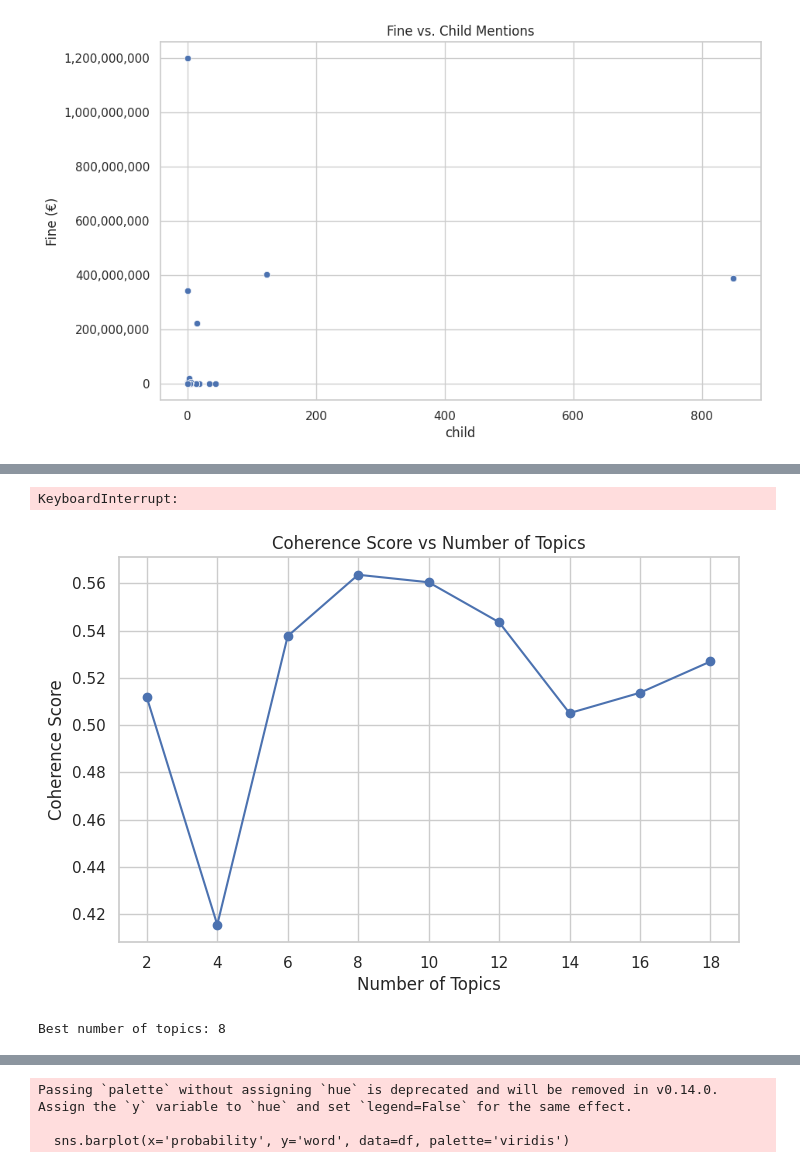
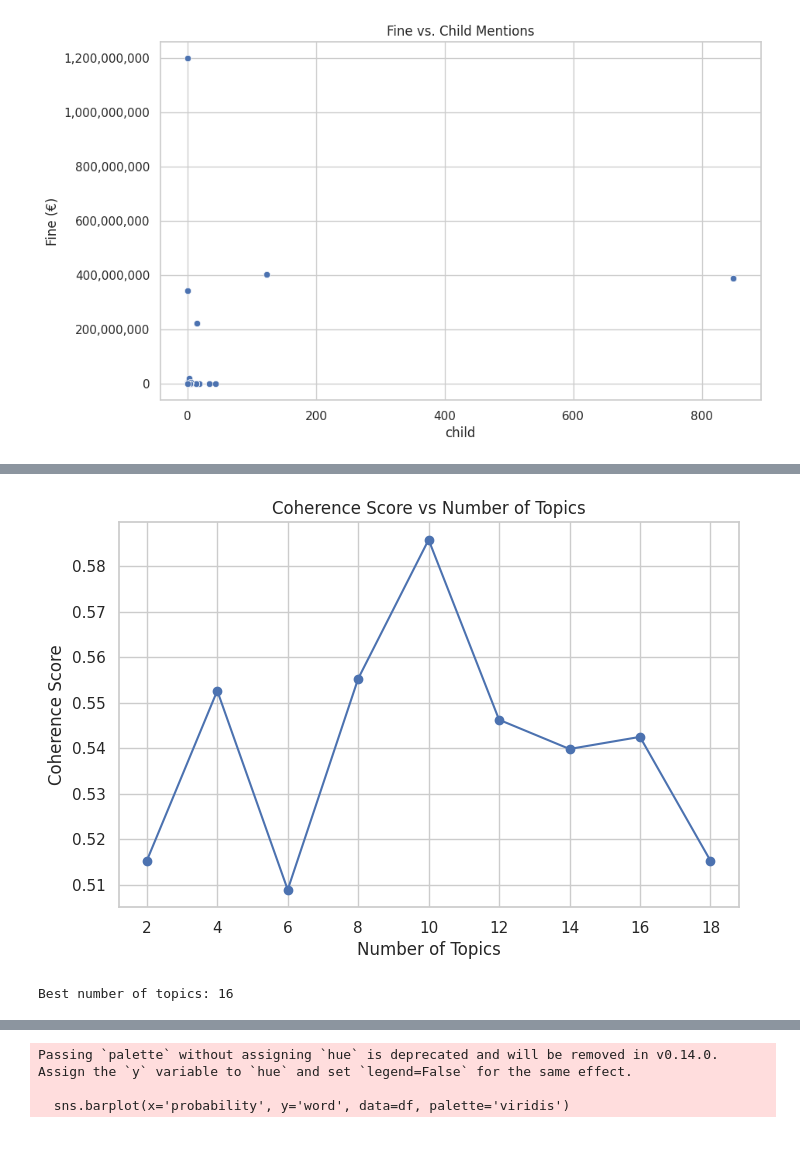
Before and after one commit to AnhQnY/IBS-Capstone-Project, a Jupyter notebook: Topic_modelling.ipynb, the cells around one changed output, grey strips where cells are left out. Cells and saved outputs as stored; diff of their text form; code cells hidden in the pictures.

```diff
--- a/Topic_modelling.ipynb
+++ b/Topic_modelling.ipynb
@@ -477,7 +497,7 @@ def clean_text(text):
     doc = nlp(text.lower())
     tokens = [
         token.lemma_ for token in doc
-        if token.is_alpha and not token.is_stop and len(token) > 3
+        if token.is_alpha and not token.is_stop and len(token) > 2
     ]
     return tokens
 # %%
@@ -628,7 +648,7 @@ def plot_coherence_vs_topics(texts, start=2, limit=20, step=2):
 
     for num_topics in topic_range:
         model = models.LdaModel(corpus, num_topics=num_topics, id2word=dictionary,
-                                passes=20, alpha='symmetric', eta='auto', random_state=42)
+                                passes=20, alpha='asymmetric', eta='auto', random_state=42)
         coherence = CoherenceModel(model=model, texts=tokenized_docs, dictionary=dictionary, coherence='c_v').get_coherence()
         coherences.append(coherence)
 
@@ -726,30 +746,3 @@ for filename, text in texts.items():
-# %%
-def get_entities_to_remove(text):
-    doc = nlp(text)
-    return [ent.text for ent in doc.ents if ent.label_ in ['ORG', 'GPE']]
-
-def remove_entities(text, entities):
-    # Soft spacing around entities to avoid word merging
-    for ent in entities:
-        text = text.replace(ent, ' ' + ent + ' ')
-    # Clean removal with regex
-    for ent in entities:
-        pattern = r'\b' + re.escape(ent) + r'\b'
-        text = re.sub(pattern, '', text)
-    return text
-
-def normalize_whitespace(text):
-    return re.sub(r'\s+', ' ', text).strip()
-
-# Apply to all documents
-cleaned_texts = {}
-for filename, text in texts.items():
-    entities = get_entities_to_remove(text)
-    cleaned = remove_entities(text, entities)
-    cleaned = normalize_whitespace(cleaned)
-    cleaned_texts[filename] = cleaned
-# %% [output]
-KeyboardInterrupt:
 # %%
 # 📌 Modified NER Function: Return only entities to remove
 
@@ -775,16 +765,10 @@ def normalize_whitespace(text):
-# %%
-
-# Apply it to each cleaned text
-for filename in cleaned_texts:
-    cleaned_texts[filename] = normalize_whitespace(cleaned_texts[filename])
 # %%
-topic_range, coherences = plot_coherence_vs_topics(cleaned_texts)
+plot_coherence_vs_topics(cleaned_texts)
 
-# Find the best number of topics
 max_index = coherences.index(max(coherences))
 best_num_topics = topic_range[max_index]
 
 print(f"Best number of topics: {best_num_topics}")
 # %% [output]
-[figure, old version]
+[figure, new version]
-Best number of topics: 8
+Best number of topics: 16
```
Also changed, not shown: parts of 30 cells of this notebook, 2 other files.
